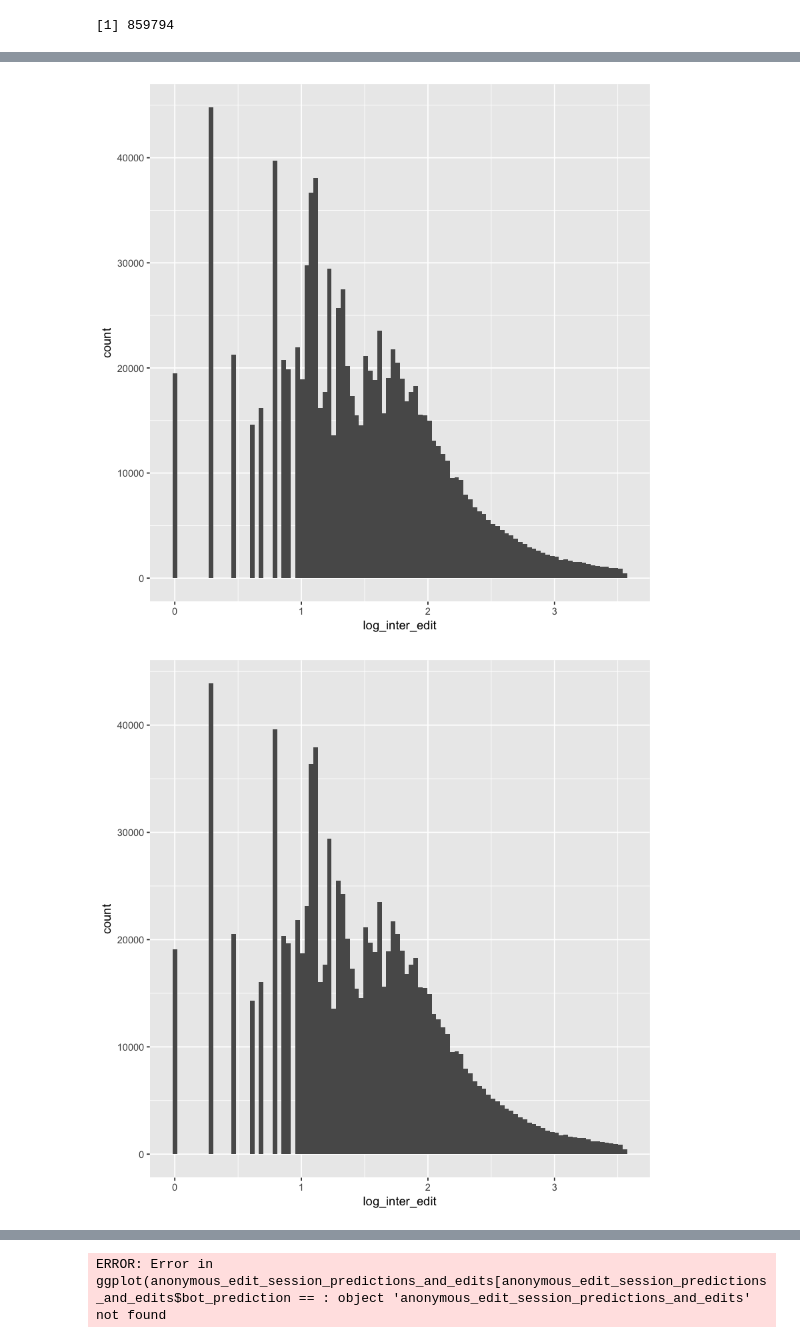
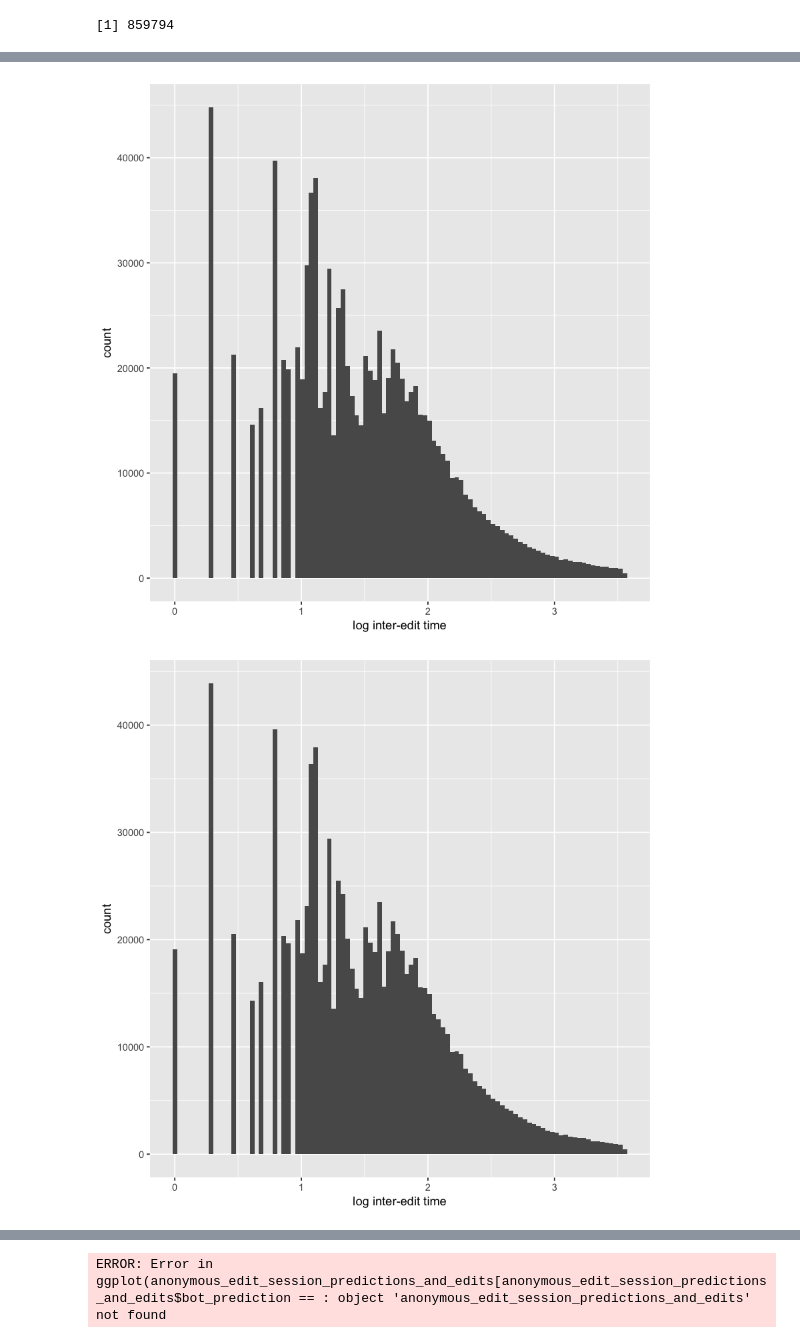
Before and after one commit to hall1467/wikidata_usage_tracking, a Jupyter notebook: jupyter_notebooks/edit_type_analyses/anonymous_user_edit_predictions_inter_edit_timing_I2.ipynb, the cells around one changed output, grey strips where cells are left out. Cells and saved outputs as stored; diff of their text form; code cells hidden in the pictures.

```diff
--- a/jupyter_notebooks/edit_type_analyses/anonymous_user_edit_predictions_inter_edit_timing_I2.ipynb
+++ b/jupyter_notebooks/edit_type_analyses/anonymous_user_edit_predictions_inter_edit_timing_I2.ipynb
@@ -138,15 +138,15 @@ geom_histogram(bins=100);
 # %%
 ggplot(anonymous_edit_session_thresholds_and_edits_recall_10_percent[anonymous_edit_session_thresholds_and_edits_recall_10_percent$edits >= 10],
        aes(x=log_inter_edit)) +
-geom_histogram(bins=100);
+geom_histogram(bins=100) + labs(x="log inter-edit time");
 # %% [output]
-[figure, old version]
+[figure, new version]
 # %%
 ggplot(anonymous_edit_session_thresholds_and_edits_recall_20_percent[anonymous_edit_session_thresholds_and_edits_recall_20_percent$edits >= 10],
        aes(x=log_inter_edit)) +
-geom_histogram(bins=100);
+geom_histogram(bins=100) + labs(x="log inter-edit time");
 # %% [output]
-[figure, old version]
+[figure, new version]
 # %%
 ggplot(anonymous_edit_session_thresholds_and_edits_recall_30_percent[anonymous_edit_session_thresholds_and_edits_recall_30_percent$edits >= 10],
        aes(x=log_inter_edit)) +
```
Also changed, not shown: parts of 10 cells of this notebook.
